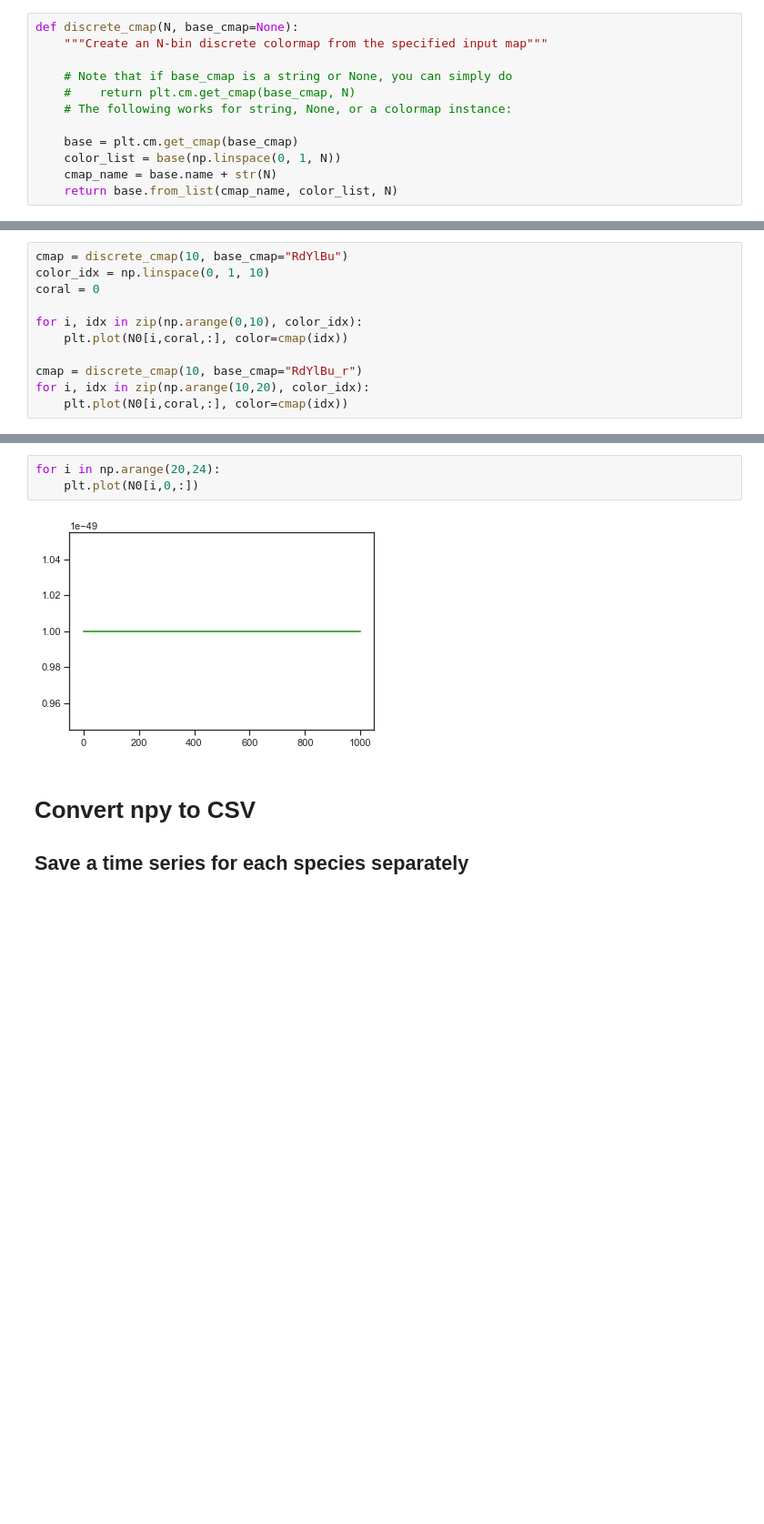
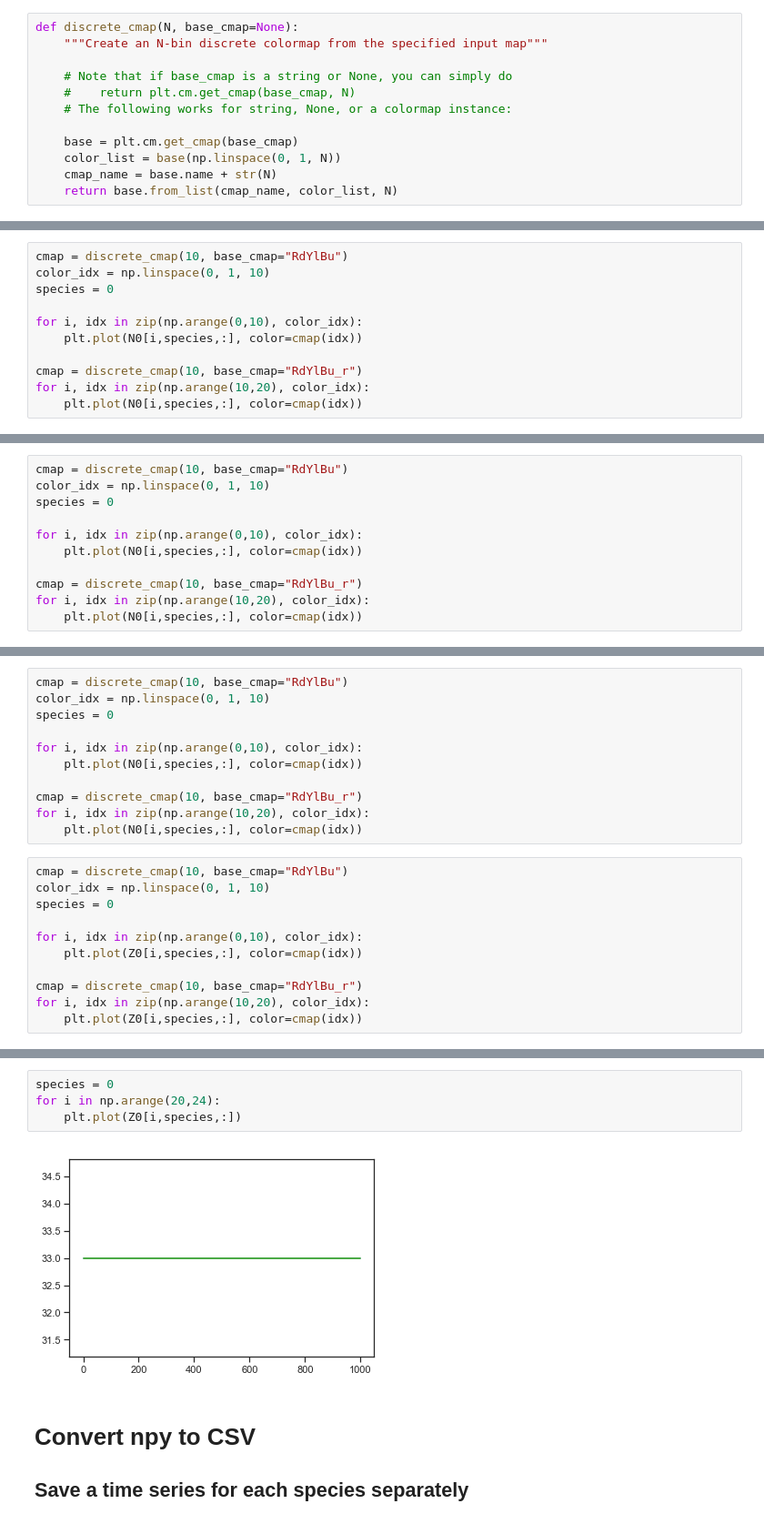
Before and after one commit to pinskylab/coral-restoration, a Jupyter notebook: Coral_Restoration.ipynb, the cells around one changed output, grey strips where cells are left out. Shown at 91% size. Saved outputs shown, nothing was run; the diff lists cells and outputs as text; blank space fills up the shorter version.

```diff
--- a/Coral_Restoration.ipynb
+++ b/Coral_Restoration.ipynb
@@ -1311,12 +1311,12 @@ for i, idx in zip(np.arange(10,20), color_idx):
 # %%
 cmap = discrete_cmap(10, base_cmap="RdYlBu")
 color_idx = np.linspace(0, 1, 10)
-coral = 0
+species = 0
 
 for i, idx in zip(np.arange(0,10), color_idx):
-    plt.plot(N0[i,coral,:], color=cmap(idx))
+    plt.plot(N0[i,species,:], color=cmap(idx))
 
 cmap = discrete_cmap(10, base_cmap="RdYlBu_r")
 for i, idx in zip(np.arange(10,20), color_idx):
-    plt.plot(N0[i,coral,:], color=cmap(idx))
+    plt.plot(N0[i,species,:], color=cmap(idx))
 # %% [output]
@@ -1323,0 +1324,11 @@ for i, idx in zip(np.arange(10,20), color_idx):
+# %%
+cmap = discrete_cmap(10, base_cmap="RdYlBu")
+color_idx = np.linspace(0, 1, 10)
+species = 0
+
+for i, idx in zip(np.arange(0,10), color_idx):
+    plt.plot(N0[i,species,:], color=cmap(idx))
+
+cmap = discrete_cmap(10, base_cmap="RdYlBu_r")
+for i, idx in zip(np.arange(10,20), color_idx):
+    plt.plot(N0[i,species,:], color=cmap(idx))
@@ -1323,0 +1337,22 @@ for i, idx in zip(np.arange(10,20), color_idx):
+# %%
+cmap = discrete_cmap(10, base_cmap="RdYlBu")
+color_idx = np.linspace(0, 1, 10)
+species = 0
+
+for i, idx in zip(np.arange(0,10), color_idx):
+    plt.plot(N0[i,species,:], color=cmap(idx))
+
+cmap = discrete_cmap(10, base_cmap="RdYlBu_r")
+for i, idx in zip(np.arange(10,20), color_idx):
+    plt.plot(N0[i,species,:], color=cmap(idx))
+# %%
+cmap = discrete_cmap(10, base_cmap="RdYlBu")
+color_idx = np.linspace(0, 1, 10)
+species = 0
+
+for i, idx in zip(np.arange(0,10), color_idx):
+    plt.plot(Z0[i,species,:], color=cmap(idx))
+
+cmap = discrete_cmap(10, base_cmap="RdYlBu_r")
+for i, idx in zip(np.arange(10,20), color_idx):
+    plt.plot(Z0[i,species,:], color=cmap(idx))
@@ -1324,8 +1361,9 @@ for i, idx in zip(np.arange(10,20), color_idx):
 # %%
+species = 0
 for i in np.arange(20,24):
-    plt.plot(N0[i,0,:])
+    plt.plot(Z0[i,species,:])
 # %% [output]
-[figure, old version]
+[figure, new version]
 # %% [markdown]
 # Convert npy to CSV
 ## Save a time series for each species separately
```
Also changed, not shown: parts of 25 cells of this notebook.
